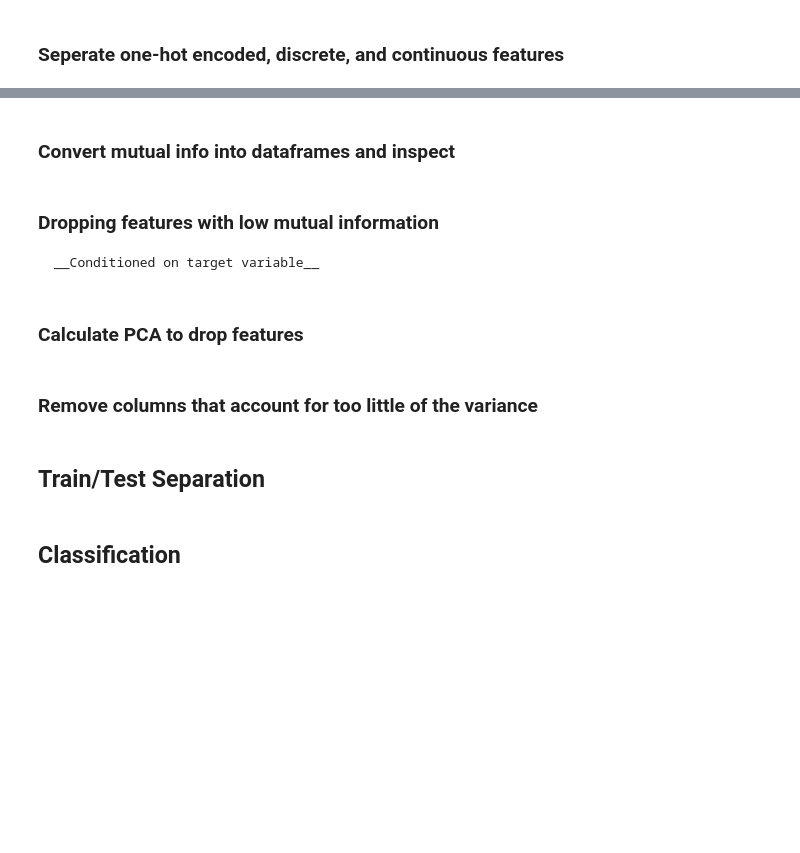
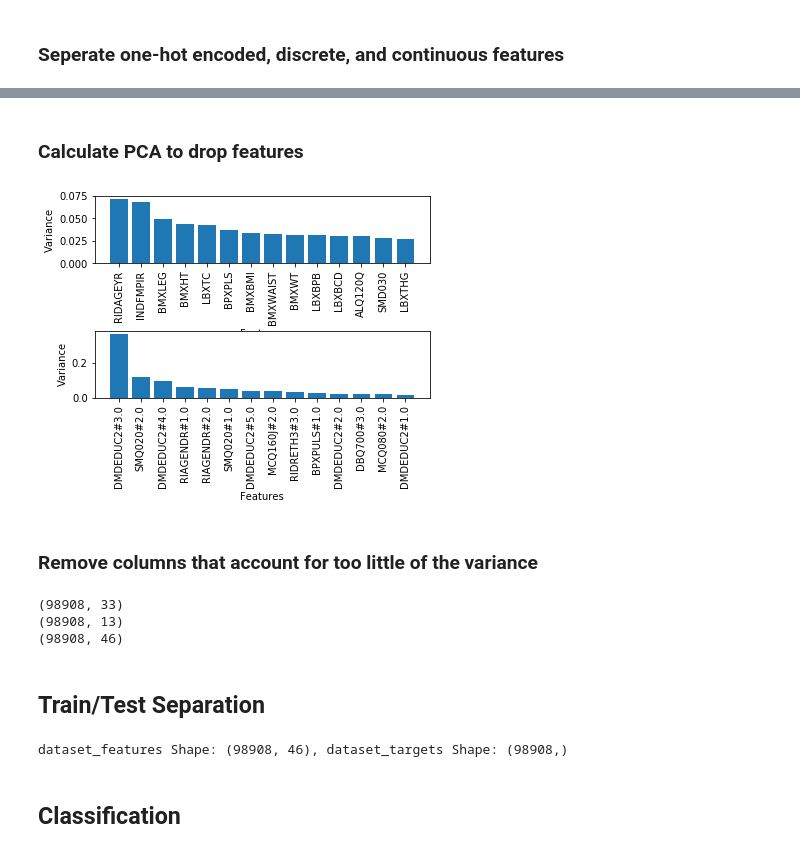
Before and after one commit to allen-n/Opportunistic, a Jupyter notebook: Demo_Dataset.ipynb, the cells around one changed output, grey strips where cells are left out. Cells and saved outputs as stored; diff of their text form; code cells hidden in the pictures; blank space fills up the shorter version.

Commit message:
mutual info moved out, PCA moved after tree, significant;y higher accuracies. TODO: experiment with number of trees and amount of variance to retain.

```diff
--- a/Demo_Dataset.ipynb
+++ b/Demo_Dataset.ipynb
@@ -157,2 +139,0 @@ MemoryError:
-# %% [markdown]
-### Convert mutual info into dataframes and inspect
@@ -169,50 +140,35 @@ mutual_info_onehot_df = pd.DataFrame(data=mutual_info_onehot, columns=dataset_fe
-# %% [markdown]
-### Dropping features with low mutual information
-    __Conditioned on target variable__
-# %%
-mi_dfs = [mutual_info_cont_df, mutual_info_disc_df, mutual_info_onehot_df]
-dfs = [dataset_features_cont, dataset_features_disc, dataset_features_onehot]
-dfs_out = []
-
-for i in range(len(dfs)):
-    mi = mi_dfs[i] # mutual information dataframe
-    df = dfs[i] # data containing dataframe
-    to_drop = []
-    mean = 0.25*mi.mean(axis=1)
-
-    # mi = mi.sort_values(by =0, axis=1) #sorts the values ascending
-    # print(mi)
-    for col in mi:
-        if(mi[col].iloc[0] < mean).all():
-            to_drop.append(col)
-    if(len(to_drop) > 0):
-        dfs_out.append(pd.DataFrame(df.drop(columns=to_drop)))
-
-dfs_out = pd.concat(dfs_out, axis=1)
-# Retained columns
-print(dfs_out.columns)
-# output shape
-print(dfs_out.shape)
 # %% [markdown]
 ### Calculate PCA to drop features
 # %%
 # dfs = [dataset_features_cont.copy(), dataset_features_disc.copy(), dataset_features_onehot.copy()]
+dfs_out = [dataset_features_cont.copy(), dataset_features_onehot.copy()]
+titles = ['Continuous Data', 'Categorical Data']
 pca_dfs = []
 gfs = 15 # Number of features to graph
 gfs -= 1
+i = 0
 for df in dfs_out:
+#     print(df.shape)
     pca = PCA() # no args, so keep all columns, n_components=2
     pca.fit(df)
     var_ratio = pca.explained_variance_ratio_
     var_ratio = var_ratio.reshape((1, len(var_ratio)))
     pca_dfs.append(pd.DataFrame(data=var_ratio, columns=df.columns))
     # Visualize PCA:
     idx = [i for i in range(len(df.columns))]
     cols = [i for i in df.columns]
+    plt.subplot(len(dfs_out),1,i+1)
+    plt.subplots_adjust(hspace = 1, top=1, bottom=.3)
     plt.bar(idx[0:gfs], pca.explained_variance_ratio_[0:gfs])
     plt.xticks(idx[0:gfs], df.columns[0:gfs], rotation='vertical')
     plt.xlabel('Features')
     plt.ylabel('Variance')
-    plt.show()
+#     plt.title(titles[i])
+    i+=1
+plt.show()
+
+# print(pca_dfs.shape)
+# %% [output]
+[figure, added]
 # %% [markdown]
 ### Remove columns that account for too little of the variance
@@ -240,8 +175,25 @@ for df in dfs_out:
+# %%
+pca_dfs_out = []
+
+for i in range(len(dfs_out)):
+    pca_dfs_out.append(drop_threshold(0.95, dfs_out[i] ,pca_dfs[i]))
+
+for df in pca_dfs_out:
+    print(df.shape)
+
+df_final = pd.concat(pca_dfs_out, axis=1)
+print(df_final.shape)
+# %% [output]
+(98908, 33)
+(98908, 13)
+(98908, 46)
 # %% [markdown]
 ## Train/Test Separation
 # %%
 perm = np.random.permutation(dataset_targets.shape[0])
-dataset_features = dfs_out.values[perm]
+dataset_targets_vals = np.ravel(dataset_targets.values) # unroll the column to the correct vector shape
+
+dataset_features = df_final.values[perm]
 dataset_targets = dataset_targets_vals[perm]
 
 print("dataset_features Shape: %s, dataset_targets Shape: %s" % (dataset_features.shape, dataset_targets.shape))
@@ -268,6 +220,8 @@ def get_batch(n_size, phase):
     batch_inds = np.random.permutation(batch_inds)
 
     return dataset_features[batch_inds], dataset_targets[batch_inds]
+# %% [output]
+dataset_features Shape: (98908, 46), dataset_targets Shape: (98908,)
 # %% [markdown]
 ## Classification
 # %%
```
Also changed, not shown: parts of 16 cells of this notebook.
